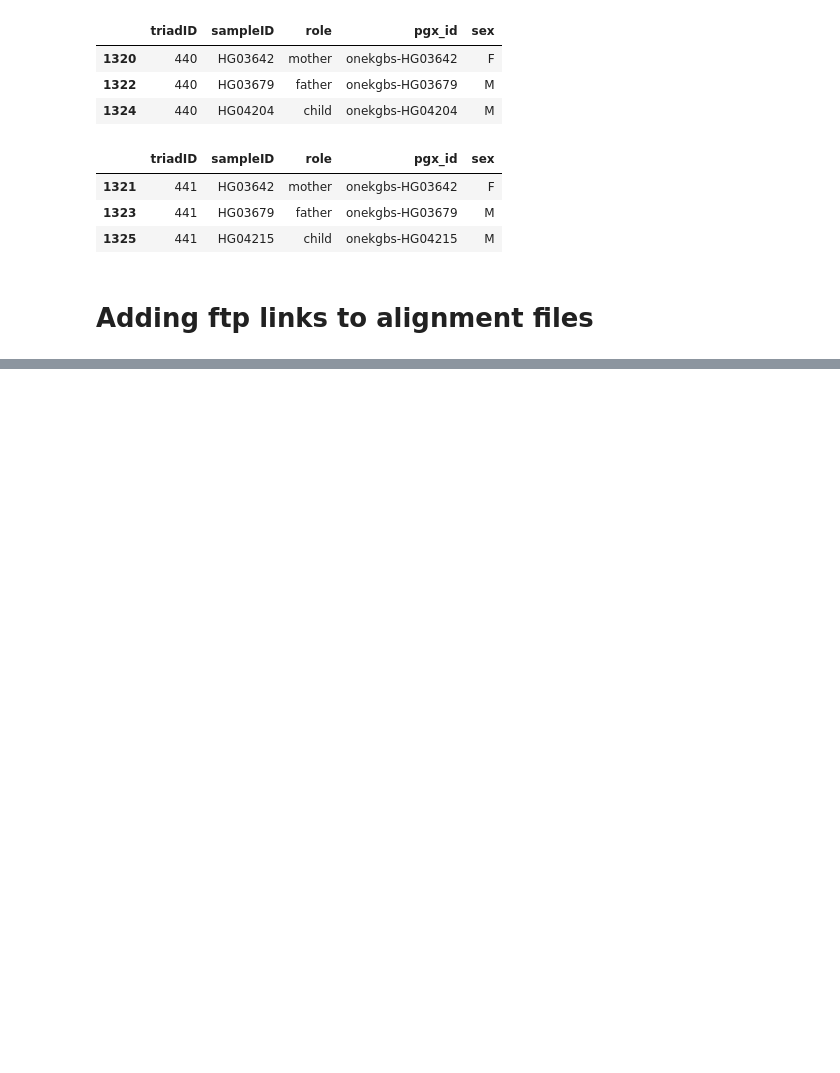
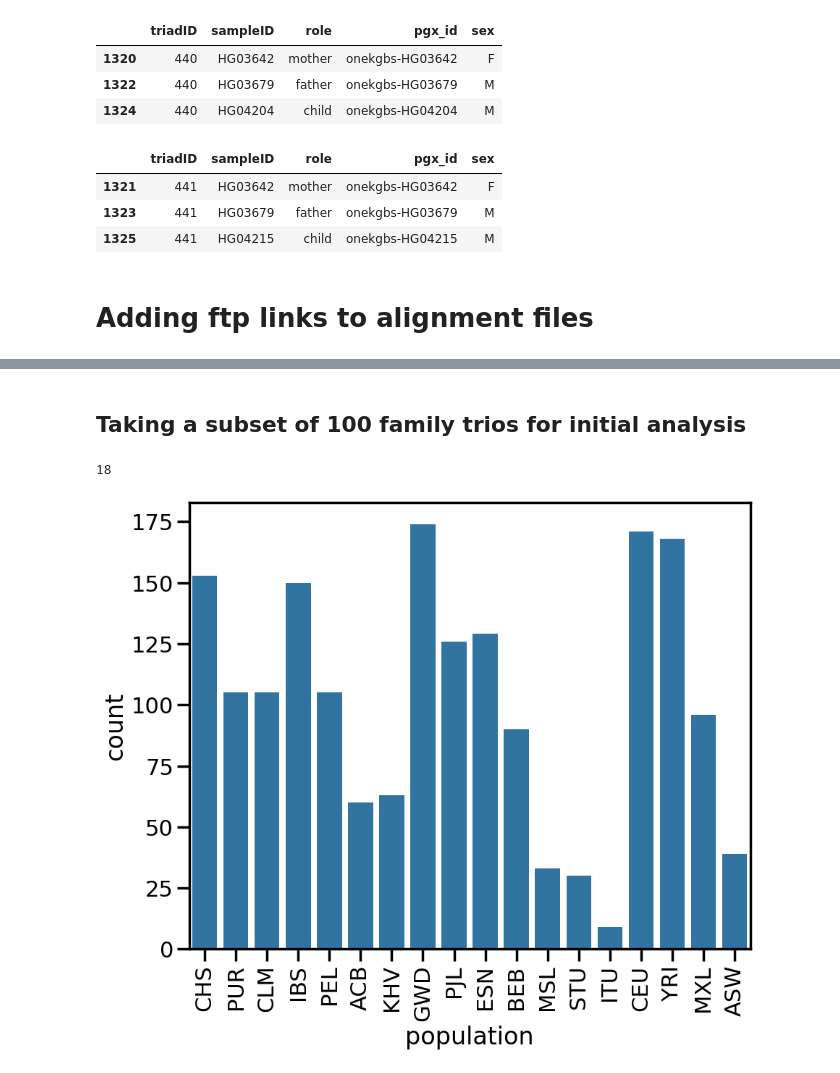
Before and after one commit to acg-team/ConSTRain-analyses, a Jupyter notebook: analyses/1000Genomes/2024-04-02_reformat_1000G_pedigree.ipynb, the cells around one changed output, grey strips where cells are left out. Cells and saved outputs as stored; diff of their text form; code cells hidden in the pictures; blank space fills up the shorter version.

```diff
--- a/analyses/1000Genomes/2024-04-02_reformat_1000G_pedigree.ipynb
+++ b/analyses/1000Genomes/2024-04-02_reformat_1000G_pedigree.ipynb
@@ -3,8 +3,13 @@
 
 Original file here: [http://ftp.1000genomes.ebi.ac.uk/vol1/ftp/data_collections/1000G_2504_high_coverage/working/1kGP.3202_samples.pedigree_info.txt](http://ftp.1000genomes.ebi.ac.uk/vol1/ftp/data_collections/1000G_2504_high_coverage/working/1kGP.3202_samples.pedigree_info.txt)
 # %%
+import matplotlib.pyplot as plt
 import numpy as np
 import pandas as pd
+import seaborn as sns
+
+sns.set_context("poster")
+%matplotlib inline
 # %%
 df_pedigree = (pd.read_csv("../../data/1000Genomes/1kGP.3202_samples.pedigree_info.txt", sep=" ")
                .assign(sex = lambda x: ['M' if i == 1 else 'F' for i in x["sex"]]))
@@ -179,3 +207,18 @@ df_triads.to_csv(
     "../../data/1000Genomes/1000_genomes_triad_pedigrees.csv",
     index=True, # include index, could be used for sbatch-array later on?
     sep=",")
+# %% [markdown]
+## Taking a subset of 100 family trios for initial analysis
+# %%
+fig = plt.figure(figsize=(10, 8))
+ax = sns.countplot(
+    data=df_triads,
+    x="population"
+)
+
+ax.set(xticks=ax.get_xticks())
+_ = ax.set_xticklabels(ax.get_xticklabels(), rotation=90)
+df_triads["population"].nunique()
+# %% [output]
+18
+[figure, added]
```
Also changed, not shown: parts of 14 cells of this notebook, 3 other files.
